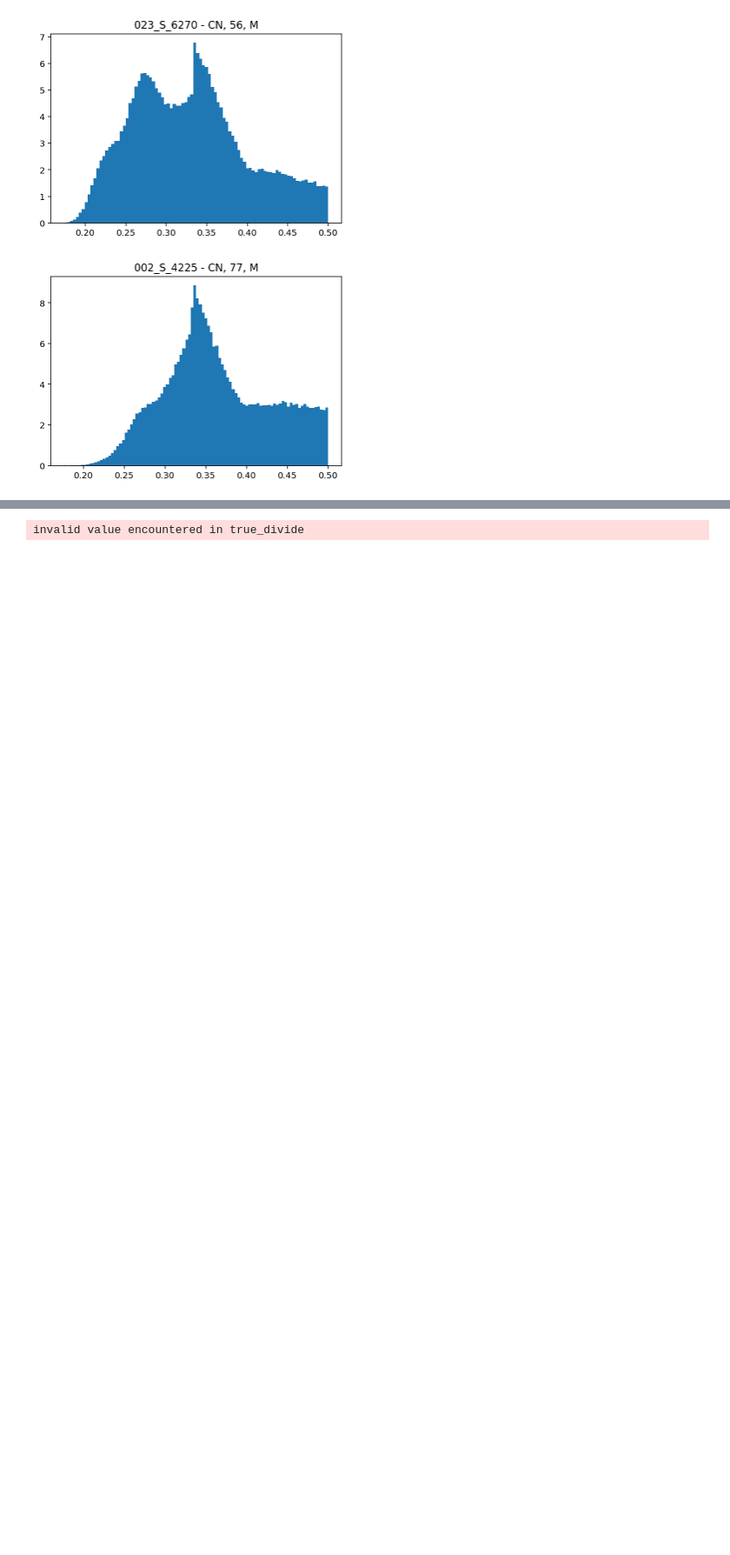
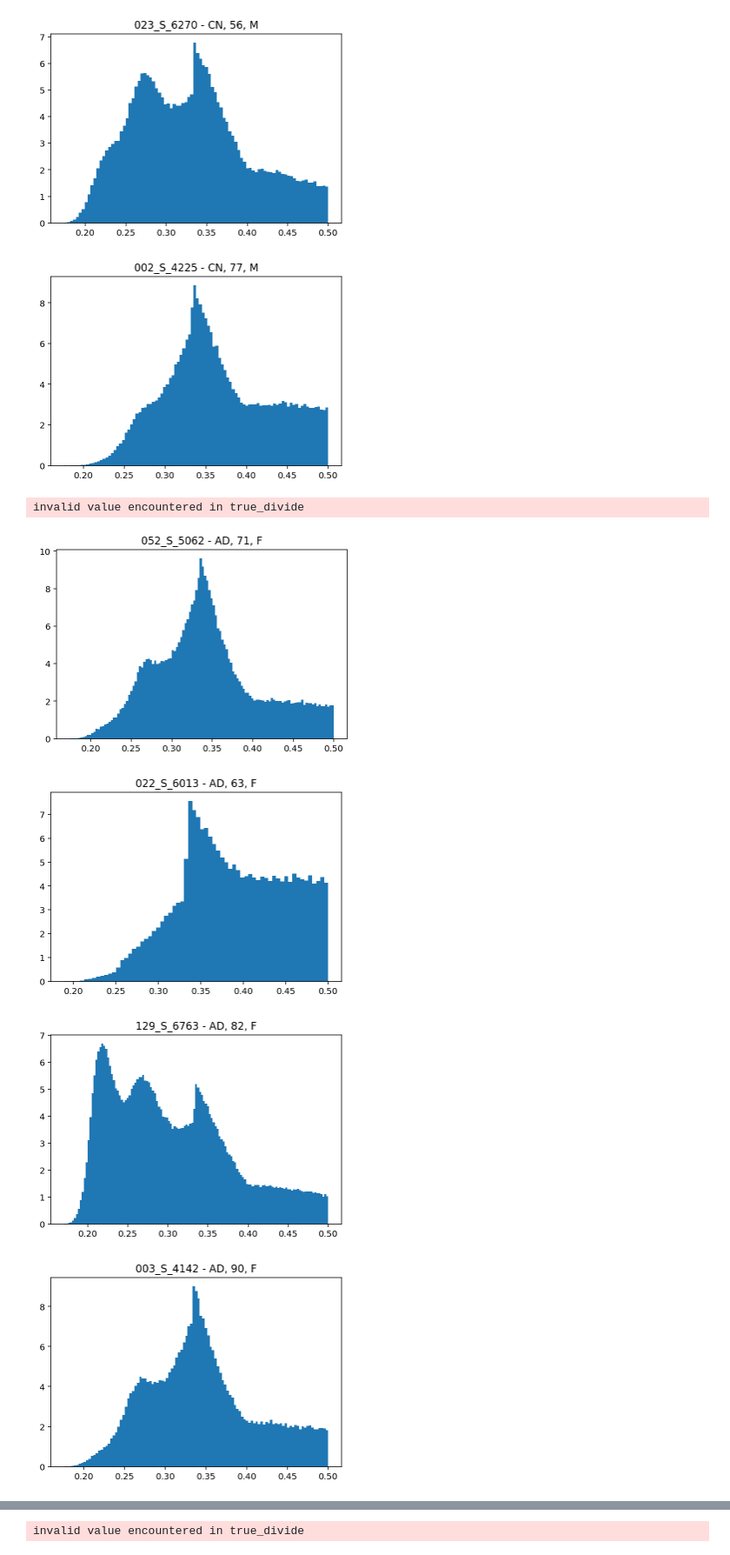
Before and after one commit to lucaswzyk/cpcg, a Jupyter notebook: csd_processing_pipeline.ipynb, the cells around one changed output, grey strips where cells are left out. Shown at 87% size. Cells and saved outputs as stored; diff of their text form; code cells hidden in the pictures; blank space fills up the shorter version.

```diff
--- a/csd_processing_pipeline.ipynb
+++ b/csd_processing_pipeline.ipynb
@@ -369,3 +392,13 @@ invalid value encountered in true_divide
 [figure]
 [figure]
 [figure]
+# %%
+comp = labels[labels.Sex == 'F']
+for sj, lbl, age, sex in zip(comp.Subject, comp.Group, comp.Age, comp.Sex):
+    plot_fraction_k_single(sj, peak_folder, f"{lbl}, {age}, {sex}", 1)
+# %% [output]
+invalid value encountered in true_divide
+[figure, added]
+[figure, added]
+[figure, added]
+[figure, added]
```
Also changed, not shown: parts of 29 cells of this notebook.
